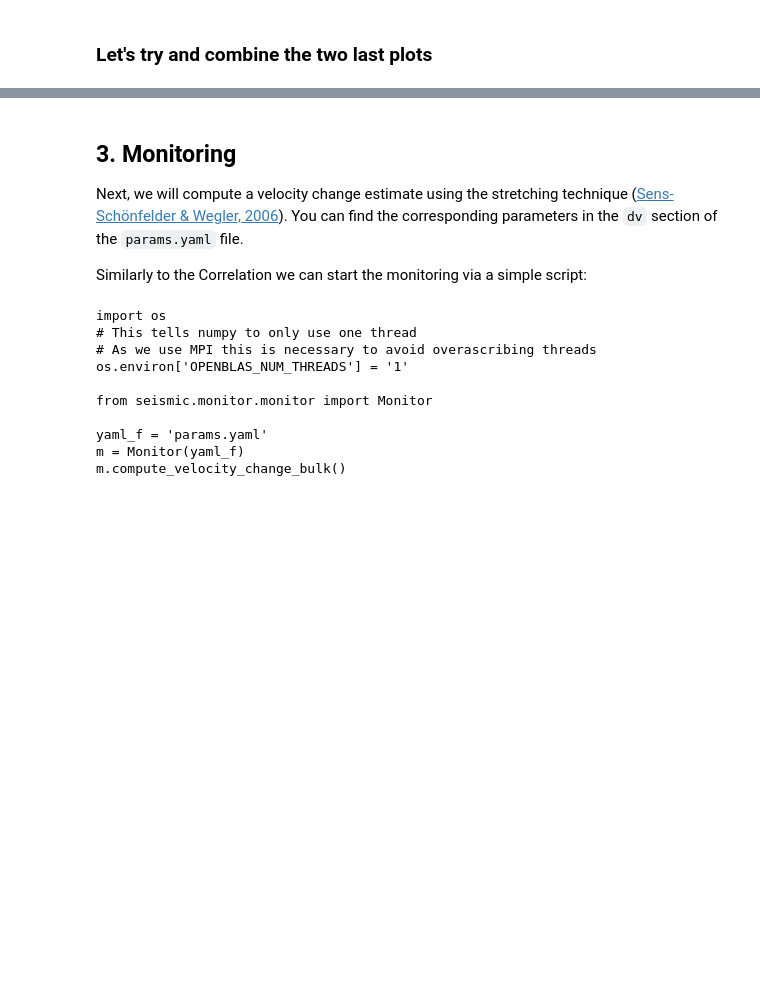
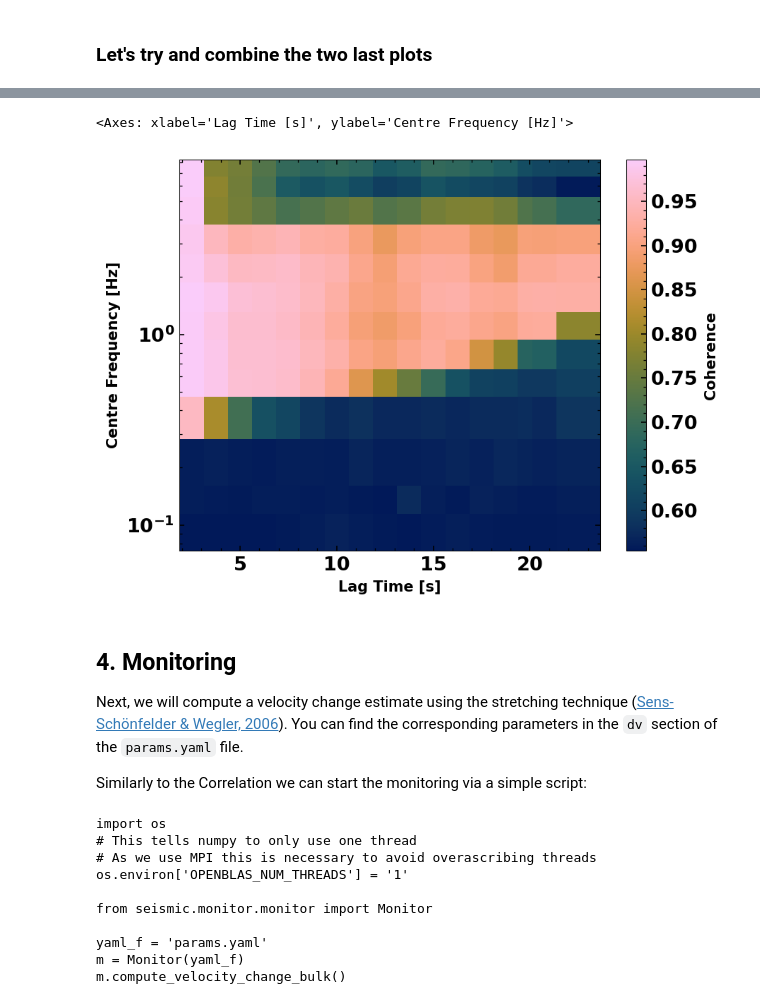
Before and after one commit to PeterMakus/SeisMIC, a Jupyter notebook: examples/tutorial.ipynb, the cells around one changed output, grey strips where cells are left out. Cells and saved outputs as stored; diff of their text form; code cells hidden in the pictures; blank space fills up the shorter version.

```diff
--- a/examples/tutorial.ipynb
+++ b/examples/tutorial.ipynb
@@ -239,5 +250,14 @@ Text(0.5, 1.0, '(b)')
+# %%
+from seismic.monitor.wfc import WFCBulk
+from seismic.monitor.wfc import read_wfc
+
+wfcs = read_wfc('data/wfc/WFC-X9-X9.IR1-IR1.av.*.npz')
+WFCBulk(wfcs).plot(log=True, cmap='batlow')
+# %% [output]
+<Axes: xlabel='Lag Time [s]', ylabel='Centre Frequency [Hz]'>
+[figure, added]
 # %% [markdown]
-## 3. Monitoring
+## 4. Monitoring
 
 Next, we will compute a velocity change estimate using the stretching technique ([Sens-Schönfelder & Wegler, 2006](https://agupubs.onlinelibrary.wiley.com/doi/abs/10.1029/2006gl027797)).
 You can find the corresponding parameters in the `dv` section of the `params.yaml` file.
```
Also changed, not shown: parts of 12 cells of this notebook, 10 other files.
